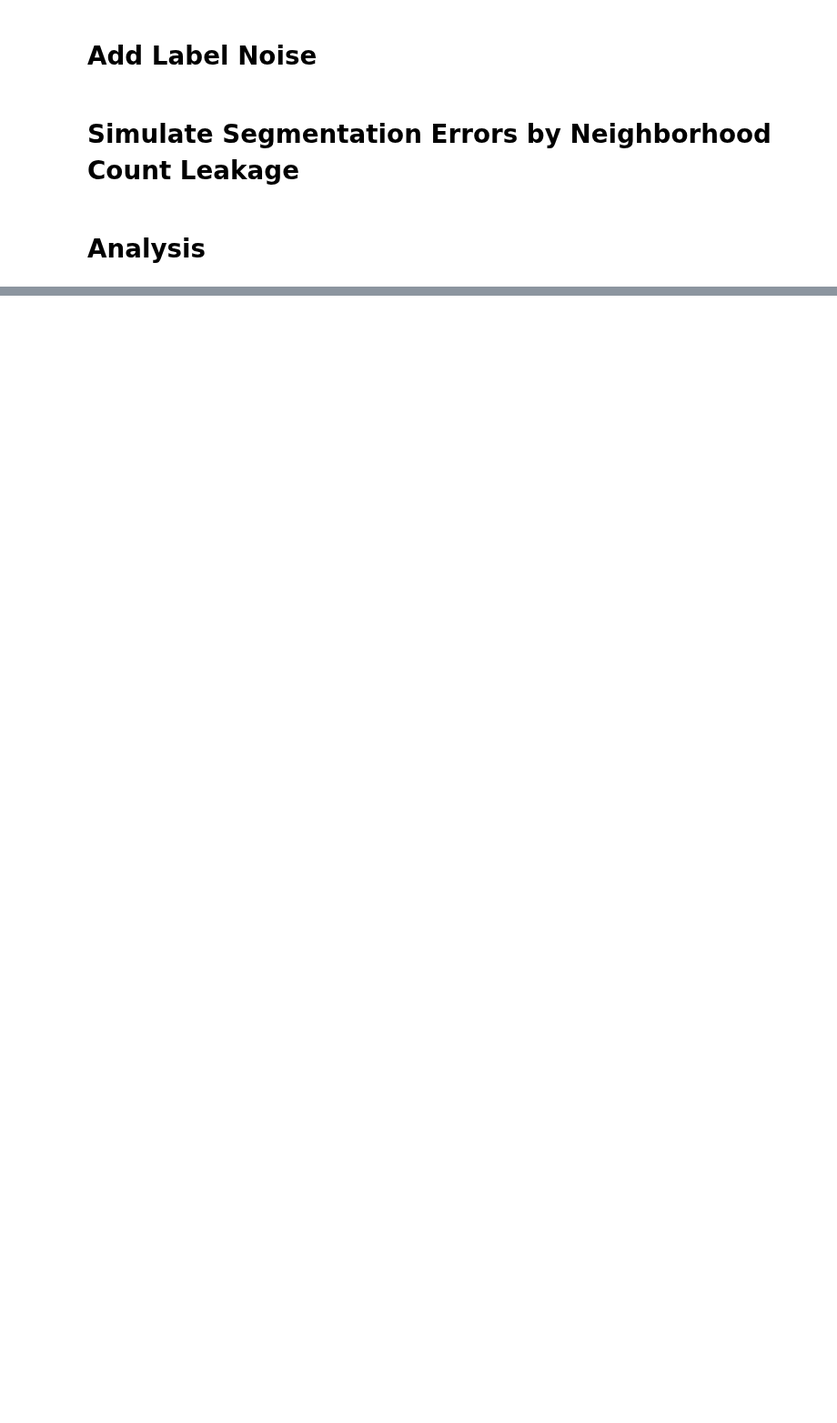
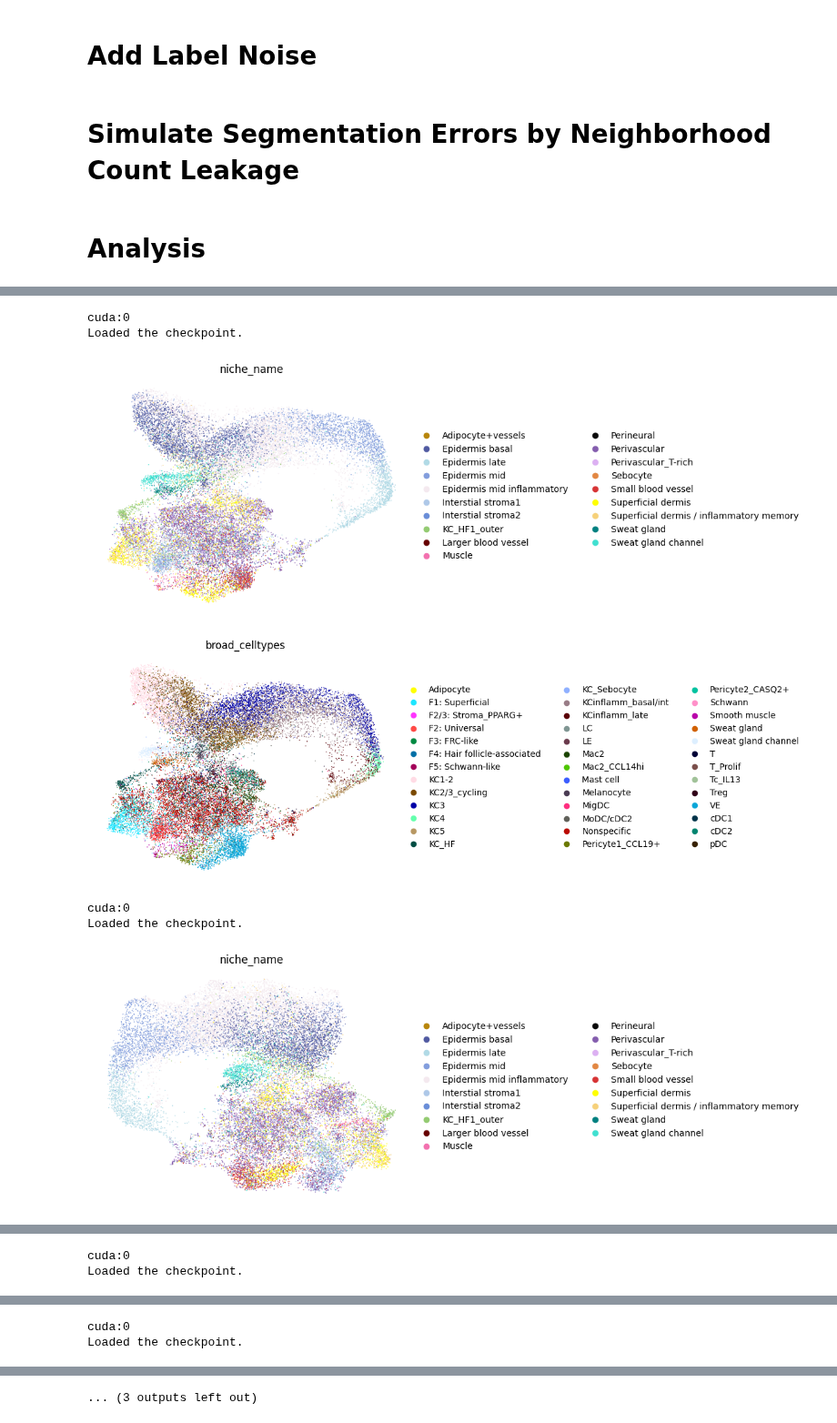
Before and after one commit to Lotfollahi-lab/mintflow-reproducibility, a Jupyter notebook: analysis/benchmarking/sensitivity_analyses/mintflow_sensitivity_analyses.ipynb, the cells around one changed output, grey strips where cells are left out. Shown at 91% size. Drawn from its saved outputs; the diff is of its cells as text; code cells hidden in the pictures; blank space fills up the shorter version.

Commit message:
Update sensitivity analysis notebook wirh workflow to write results as anndata and update logs

```diff
--- a/analysis/benchmarking/sensitivity_analyses/mintflow_sensitivity_analyses.ipynb
+++ b/analysis/benchmarking/sensitivity_analyses/mintflow_sensitivity_analyses.ipynb
@@ -228,5 +228,3 @@ import torch
 import mintflow
 import mintflow.interface.perturbation.module_gen_micsizefactor
 import mintflow.interface.perturbation.module_gen_stdata
-# %%
-path_checkpoint = '/nfs/team361/sb75/mintflow-reproducibility/artifacts/benchmarking/results/sensitivity_analysis/eczema/10knn/checkpoint_epoch_19.pt'
@@ -248,4 +230,0 @@ Loaded the checkpoint.
-# %%
-import pickle
-with open('/nfs/team361/sb75/mintflow-reproducibility/artifacts/benchmarking/results/sensitivity_analysis/eczema/10knn/predictions_epoch_19.pkl', 'rb') as f:
-   dict_predictions = pickle.load(f)
@@ -307,0 +231,63 @@ adata.write('/nfs/team361/sb75/mintflow-reproducibility/artifacts/benchmarking/r
+# %%
+for experiment in ['15knn', '20knn', '10pctlabelnoise', '20pctlabelnoise', '30pctlabelnoise']: # '10knn', '10pctsegleakage', '20pctsegleakage', '30pctsegleakage'
+    # Load checkpoint to retrieve AnnData
+    path_checkpoint = f'/nfs/team361/sb75/mintflow-reproducibility/artifacts/benchmarking/results/sensitivity_analysis/eczema/{experiment}/checkpoint_epoch_19.pt'
+
+    device = torch.device("cuda:0" if torch.cuda.is_available() else "cpu")
+    print(device)
+
+    checkpoint_mintflow = torch.load(
+        path_checkpoint,
+        map_location='cpu',
+        weights_only=False
+    )
+    checkpoint_mintflow['model'].to(device)
+    print("Loaded the checkpoint.")
+
+    adata = checkpoint_mintflow['data_mintflow']['train_list_tissue_section'].list_slice[0].adata.copy()
+
+    # Load MintFlow predictions and add to AnnData
+    with open(f'/nfs/team361/sb75/mintflow-reproducibility/artifacts/benchmarking/results/sensitivity_analysis/eczema/{experiment}/predictions_epoch_19.pkl', 'rb') as f:
+       dict_predictions = pickle.load(f)
+
+    for k in dict_predictions['TissueSection 0 (zero-based)'].keys():
+        adata.obsm[k] = dict_predictions['TissueSection 0 (zero-based)'][k]
+
+    pca = PCA(n_components=50, svd_solver="arpack")
+    X_pca_barint = pca.fit_transform(adata.obsm["MintFlow_Xmic"])
+
+    adata.obsm["X_PCA_mic"] = X_pca_barint
+    adata.uns["X_PCA_mic"] = {
+        'variance': pca.explained_variance_,
+        'variance_ratio': pca.explained_variance_ratio_
+    }
+
+    rsc.pp.neighbors(adata, use_rep="X_PCA_mic", key_added="neighbors_mic")
+    rsc.tl.umap(adata, neighbors_key="neighbors_mic", key_added="X_UMAP_mic")
+
+    sc.pl.embedding(
+        adata,
+        color='niche_name',
+        basis="X_UMAP_mic",
+        frameon=False
+    )
+
+    sc.pl.embedding(
+        adata,
+        color='broad_celltypes',
+        basis="X_UMAP_mic",
+        frameon=False
+    )
+
+    os.makedirs(f'/nfs/team361/sb75/mintflow-reproducibility/artifacts/benchmarking/results/sensitivity_analysis/eczema/{experiment}/adata_output', exist_ok=True)
+    os.makedirs(f'/nfs/team361/sb75/mintflow-reproducibility/artifacts/benchmarking/results/sensitivity_analysis/eczema/{experiment}/analysis', exist_ok=True)
+
+    adata.write(f'/nfs/team361/sb75/mintflow-reproducibility/artifacts/benchmarking/results/sensitivity_analysis/eczema/{experiment}/adata_output/adata_mintflow_checkpoint_19.h5ad')
+# %% [output]
+cuda:0
+Loaded the checkpoint.
+[figure, added]
+[figure, added]
+cuda:0
+Loaded the checkpoint.
+[figure, added]
@@ -307,0 +295,2 @@ adata.write('/nfs/team361/sb75/mintflow-reproducibility/artifacts/benchmarking/r
+cuda:0
+Loaded the checkpoint.
@@ -307,0 +299,2 @@ adata.write('/nfs/team361/sb75/mintflow-reproducibility/artifacts/benchmarking/r
+cuda:0
+Loaded the checkpoint.
@@ -307,0 +303 @@ adata.write('/nfs/team361/sb75/mintflow-reproducibility/artifacts/benchmarking/r
+... (3 outputs left out)
```
Also changed, not shown: parts of 11 cells of this notebook, 31 other files.
